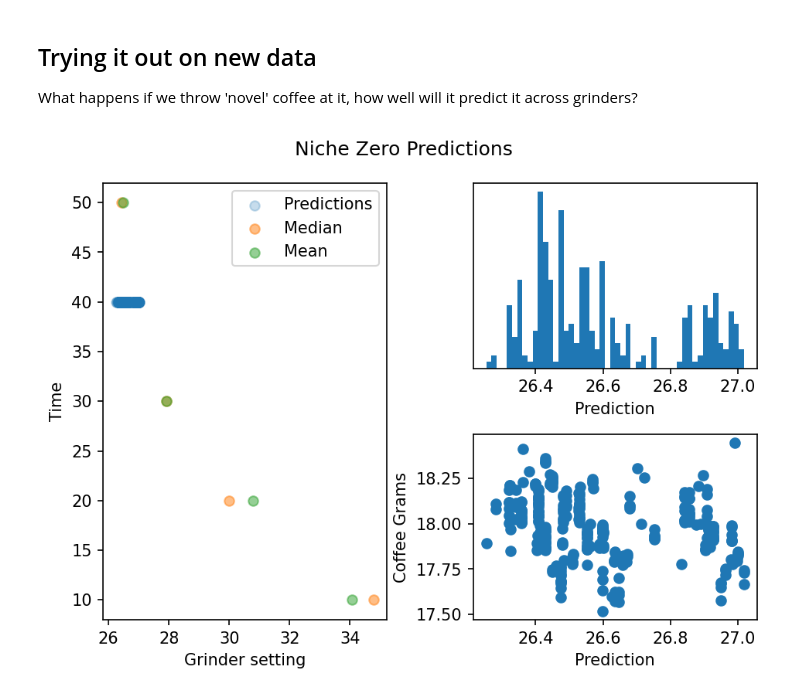
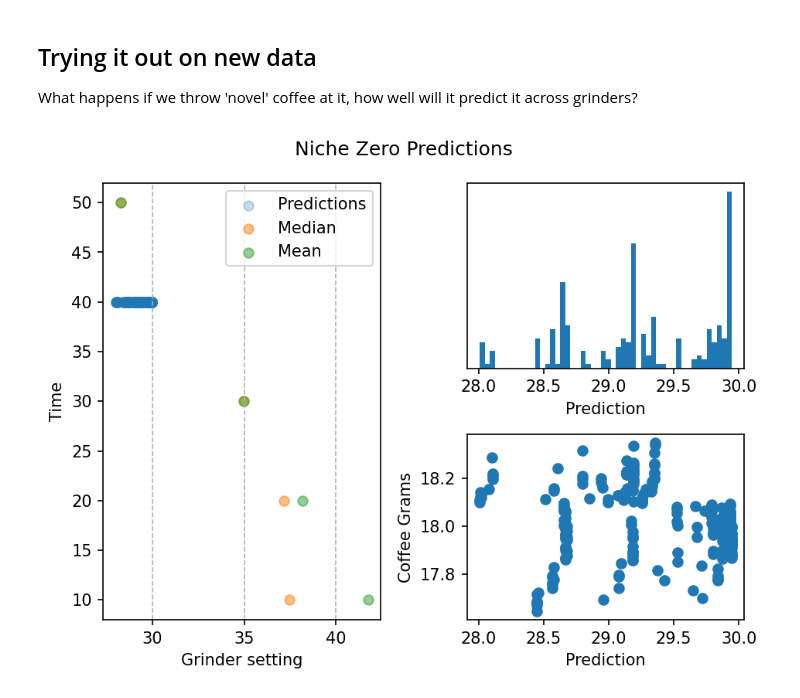
Before and after one commit to badisa/optpresso, a Jupyter notebook: notebooks/alternative_models.ipynb, the cells around one changed output. Saved outputs shown, nothing was run; the diff lists cells and outputs as text; code cells hidden in the pictures.

```diff
--- a/notebooks/alternative_models.ipynb
+++ b/notebooks/alternative_models.ipynb
@@ -123,10 +136,12 @@ def resample_field(
     # Duplicate a bunch of samples
     for name, subdf in frame.groupby(groupby):
         std = np.std(subdf[field])
-        if std == 0:
-            std = 0.01
+        if not np.isfinite(std) or std == 0.0:
+            std = 0.005
+        else:
+            std /= 2.0
         to_return = pd.concat([subdf] * samples)
-        noise = state.normal(0.0, std * 0.5, size=len(to_return))
+        noise = state.uniform(0.0, std * 0.5, size=len(to_return))
         to_return[field] = (to_return[field].values + noise).tolist()
         if field in ["coffeegrams", "output"]:
             to_return.brewratio = to_return.output / to_return.coffeegrams
@@ -177,7 +221,7 @@ def plot_grinder_predictions(grinder: str, prediction_field: str, y, y_pred):
 # Samples values for the training set
 enhance_sample = True
 
-estimators = 125
+estimators = 250
 num_days = 7
 days_in_seconds = 24 * 60 * 60 * num_days
 data = df
@@ -185,6 +229,7 @@ latest_date = data.date.max()
 # Training data is everything num_days before the most recent pull
 train = data[data.date < latest_date - days_in_seconds]
 test = data.drop(train.index)
+
 if enhance_sample:
     sampled_coffee = resample_field(train, "coffeegrams", ["grinder", "coffee"])
     sampled_output = resample_field(
@@ -226,16 +269,16 @@ What happens if we throw 'novel' coffee at it, how well will it predict it acros
 # %%
 dropped = ("roastdate", "date", "brewratio")
 enhance_sample = True
-estimators = 125
+estimators = 250
 
 data = {
-    "coffee": "Cog - Guatemala Huehuetenago 67",
-    "coffeegrams": 18.0,
-    "roastdate": "09/3/22",
+    "coffee": "Cog - Colombia Vecinas 73",
+    "coffeegrams": 18,
+    "roastdate": "10/13/22",
     "time": 40,
-    "brewratio": 2.0,
+    "output": 36.0,
     "machine": "Decent DE1PRO",
-    "machineprofile": "default",
+    "machineprofile": "",
     "grinder": None,  # Leave None to predict for all grinders
 }
 training = df
@@ -249,33 +292,28 @@ if enhance_sample:
 
 data["date"] = date.today().strftime("%m/%d/%Y")
 data["grindersetting"] = 0.5  # Meaningless value
-data["output"] = np.round(data["brewratio"] * data["coffeegrams"], 1)
+data["brewratio"] = np.round(data["output"] / data["coffeegrams"], 1)
 test_df = pd.DataFrame.from_dict([data])
-test_df[["roaster", "coffee"]] = (
-    test_df["coffee"].str.lower().str.split("-", 1, expand=True)
-)
-test_df["coffee"] = test_df["coffee"].str.replace("None", "").str.strip()
-test_df["roaster"] = test_df["roaster"].str.strip()
-if test_df["roaster"].values[0] not in df.roaster.values:
-    print("No matching roaster found", test_df["roaster"].values[0])
-    print("-----")
-if test_df["coffee"].values[0] not in df.coffee.values:
-    print("No matching coffee found", test_df["coffee"].values[0])
-    print("-----")
-test_df.roastdate = pd.to_datetime(
-    test_df.roastdate, infer_datetime_format=True, utc=True
-).map(convert_datetime_to_epoch_time)
-test_df.date = pd.to_datetime(test_df.date, infer_datetime_format=True, utc=True).map(
-    convert_datetime_to_epoch_time
-)
-test_df["timesinceroast"] = convert_epoch_to_days(test_df.date - test_df.roastdate)
+test_df = prepare_dataframe(test_df)
 
-profile_df = df[
-    (df.machine == test_df.machine.values[0])
-    & (df.machineprofile == test_df.machineprofile.values[0])
+def check_value_exists(field, ref_df, df):
+    ref_val = ref_df[field].values[0]
+    if ref_val not in df[field].values:
+        print(f"No matching {field} '{ref_val}' found in training data")
+        print("-----")
+
+def percent_diff(x, y):
+    return np.abs(x - y) / x
+
+for field in ["roaster", "coffee", "machine", "machineprofile"]:
+    check_value_exists(field, test_df, df)
+
+profile_df = training[
+    (training.machine == test_df.machine.values[0])
+    & (training.machineprofile == test_df.machineprofile.values[0])
 ]
+
 weight_values = df.coffeegrams.unique()
-
 max_profile_time = min(120, profile_df.time.max())
 step_size = 10
 min_profile_time = max(
@@ -298,8 +336,9 @@ for grinder in df.grinder.unique():
     test_grinder_df = test_grinder_df.assign(grinder=[grinder])
     grinder_df = df[
         df.grinder == grinder
-    ]  # & (df.machine == test_grinder_df.machine.values[0])]
+    ]
     if len(grinder_df) == 0:
+        print("No values for grinder", grinder)
         continue
     fig = plt.figure(dpi=150)
     fig.suptitle(f"{grinder} Predictions")
@@ -316,6 +355,8 @@ for grinder in df.grinder.unique():
     mean = []
     if prediction_time not in sample_times:
         sample_times.append(prediction_time)
+
+
     for time in sample_times:
         test_grinder_df["time"] = [time]
         x_set = [
@@ -325,10 +366,13 @@ for grinder in df.grinder.unique():
         ]
         # Look at the all the different coffeegrams values within a threshold
         for val in weight_values:
-            if np.abs(data["coffeegrams"] - val) > 0.5:
+            # If greater than 3% difference in weight, ignore
+            if percent_diff(data["coffeegrams"], val) > 0.02:
                 continue
-            median_output = df[df.coffeegrams == val].output.median()
-            if np.isnan(median_output) or np.abs(median_output - data["output"]) > 2.5:
+            median_output = df[df.coffeegrams == val].output.mean()
+
+            # If output is greater than 10% diff or there is no median value, ignore
+            if np.isnan(median_output) or percent_diff(data["output"], median_output) > 0.05:
                 continue
             test_grinder_df["coffeegrams"] = [val]
             test_grinder_df["output"] = [median_output]
@@ -358,33 +402,34 @@ for grinder in df.grinder.unique():
         else:
             mean_pred = np.mean(yfit)
             med_pred = np.median(yfit)
             mean.append(mean_pred)
             med.append(med_pred)
             times.append(time)
 
     plot3.scatter(med, times, label="Median", alpha=0.5)
     plot3.scatter(mean, times, label="Mean", alpha=0.5)
 
     reference_vals = grinder_df[
         (grinder_df.coffee == test_df.coffee.values[0])
         & (grinder_df.roaster == test_df.roaster.values[0])
         & (grinder_df.roastdate == test_df.roastdate.values[0])
-        & (grinder_df.machine == test_df.machine.values[0])
+        & (grinder_df.machine.str.lower() == test_df.machine.str.lower().values[0])
         & (grinder_df.grinder == grinder)
-        & (grinder_df.machineprofile == test_df.machineprofile.values[0])
+        & (grinder_df.machineprofile.str.lower() == test_df.machineprofile.str.lower().values[0])
     ]
     if len(reference_vals):
         plot3.scatter(
             reference_vals.grindersetting,
             reference_vals.time,
             label="Reference",
             marker="x",
         )
 
     plot3.set_ylabel("Time")
     plot3.set_xlabel("Grinder setting")
     plot3.legend()
+    plot3.grid(axis="x", linestyle="--")
     fig.tight_layout()
     plt.show()
 # %% [output]
-[figure, old version]
+[figure, new version]
```
Also changed, not shown: parts of 6 cells of this notebook, 1 other file.
